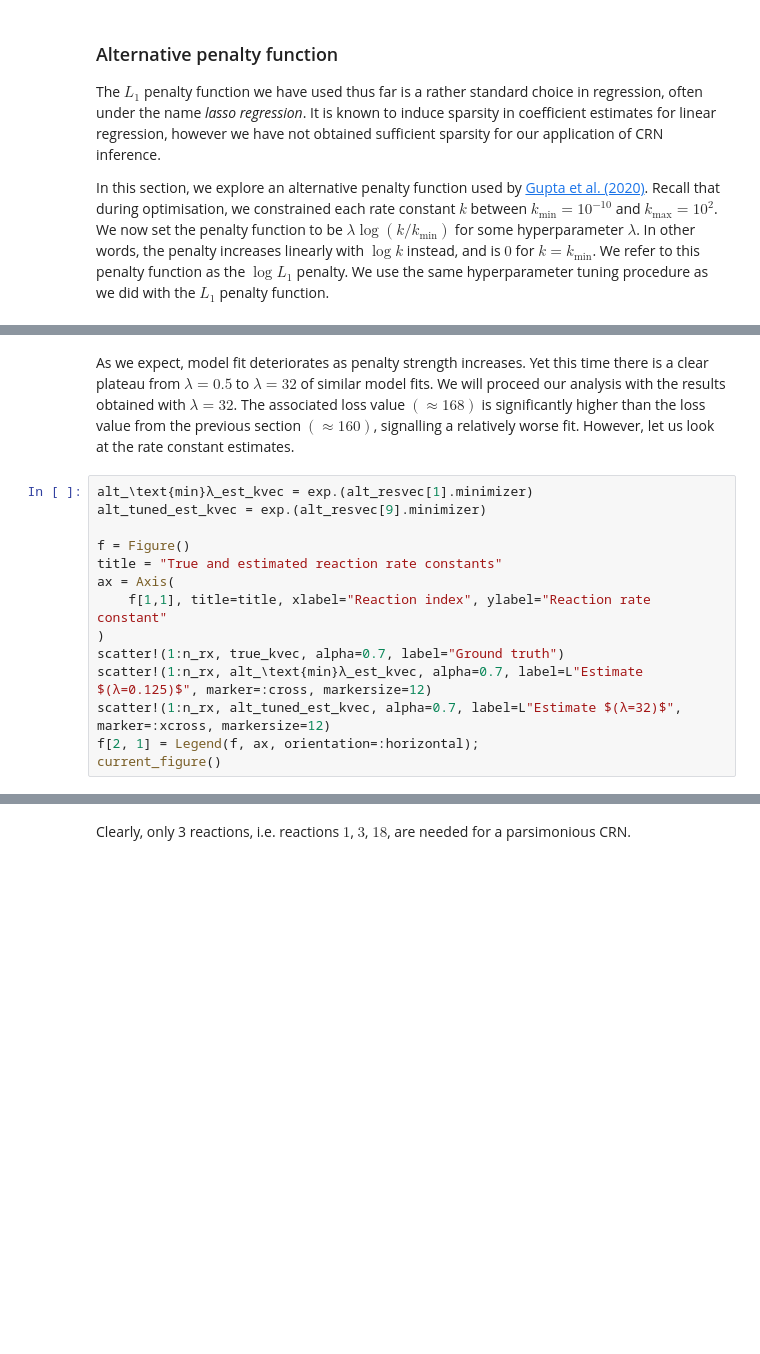
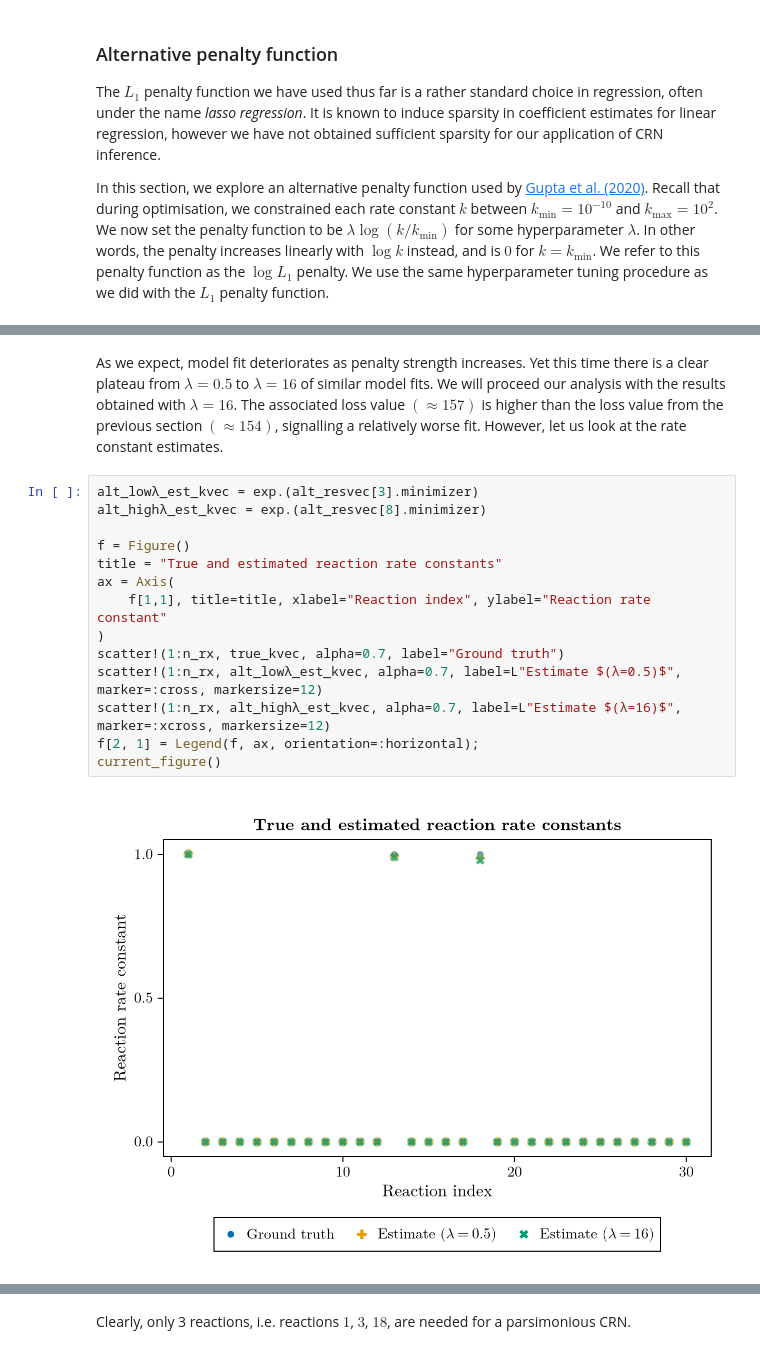
Before and after one commit to ysfoo/crn-inference, a Jupyter notebook: crn_inference_tutorial.ipynb, the cells around one changed output, grey strips where cells are left out. Saved outputs shown, nothing was run; the diff lists cells and outputs as text; blank space fills up the shorter version.

```diff
--- a/crn_inference_tutorial.ipynb
+++ b/crn_inference_tutorial.ipynb
@@ -554,17 +590,19 @@ current_figure()
 # %% [markdown]
-As we expect, model fit deteriorates as penalty strength increases. Yet this time there is a clear plateau from $\lambda=0.5$ to $\lambda=32$ of similar model fits. We will proceed our analysis with the results obtained with $\lambda=32$. The associated loss value $(\approx 168)$ is significantly higher than the loss value from the previous section $(\approx 160)$, signalling a relatively worse fit. However, let us look at the rate constant estimates.
+As we expect, model fit deteriorates as penalty strength increases. Yet this time there is a clear plateau from $\lambda=0.5$ to $\lambda=16$ of similar model fits. We will proceed our analysis with the results obtained with $\lambda=16$. The associated loss value $(\approx 157)$ is higher than the loss value from the previous section $(\approx 154)$, signalling a relatively worse fit. However, let us look at the rate constant estimates.
 # %%
-alt_\text{min}λ_est_kvec = exp.(alt_resvec[1].minimizer)
-alt_tuned_est_kvec = exp.(alt_resvec[9].minimizer)
+alt_lowλ_est_kvec = exp.(alt_resvec[3].minimizer)
+alt_highλ_est_kvec = exp.(alt_resvec[8].minimizer)
 
 f = Figure()
 title = "True and estimated reaction rate constants"
 ax = Axis(
     f[1,1], title=title, xlabel="Reaction index", ylabel="Reaction rate constant"
 )
 scatter!(1:n_rx, true_kvec, alpha=0.7, label="Ground truth")
-scatter!(1:n_rx, alt_\text{min}λ_est_kvec, alpha=0.7, label=L"Estimate $(λ=0.125)$", marker=:cross, markersize=12)
-scatter!(1:n_rx, alt_tuned_est_kvec, alpha=0.7, label=L"Estimate $(λ=32)$", marker=:xcross, markersize=12)
+scatter!(1:n_rx, alt_lowλ_est_kvec, alpha=0.7, label=L"Estimate $(λ=0.5)$", marker=:cross, markersize=12)
+scatter!(1:n_rx, alt_highλ_est_kvec, alpha=0.7, label=L"Estimate $(λ=16)$", marker=:xcross, markersize=12)
 f[2, 1] = Legend(f, ax, orientation=:horizontal);
 current_figure()
+# %% [output]
+[figure, added]
 # %% [markdown]
```
Also changed, not shown: parts of 56 cells of this notebook.
